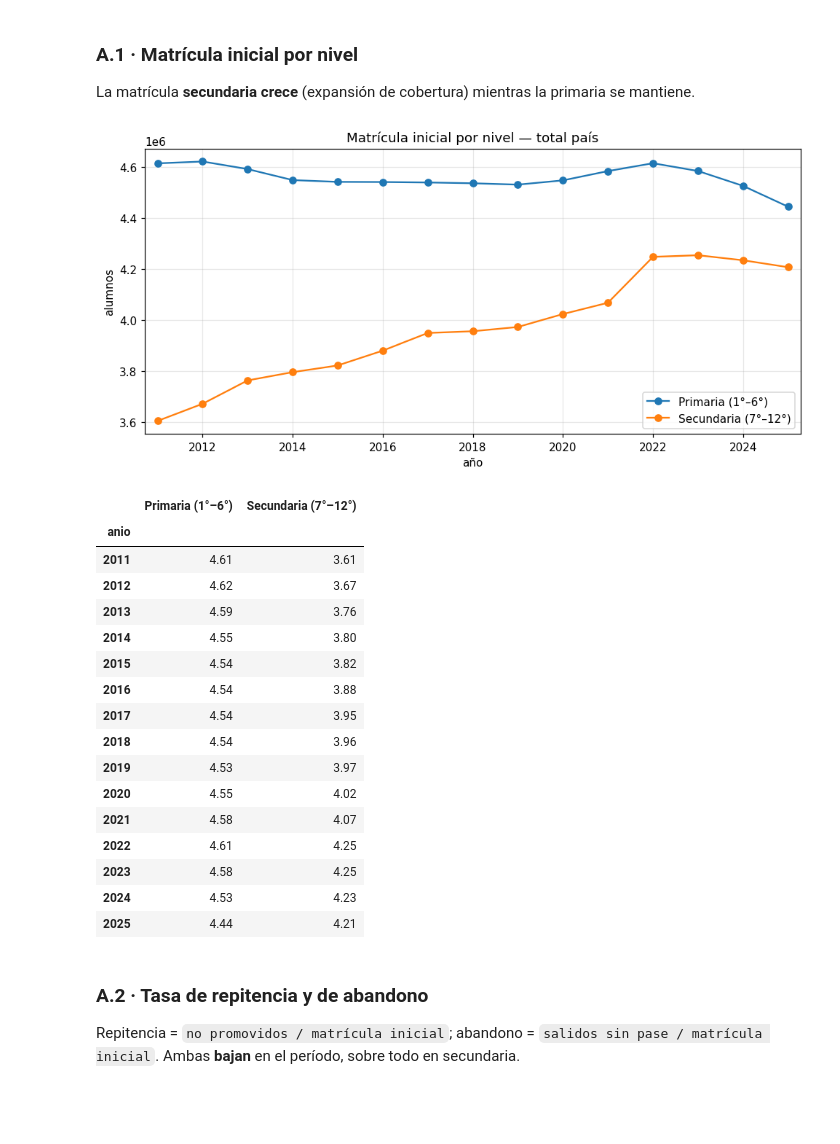
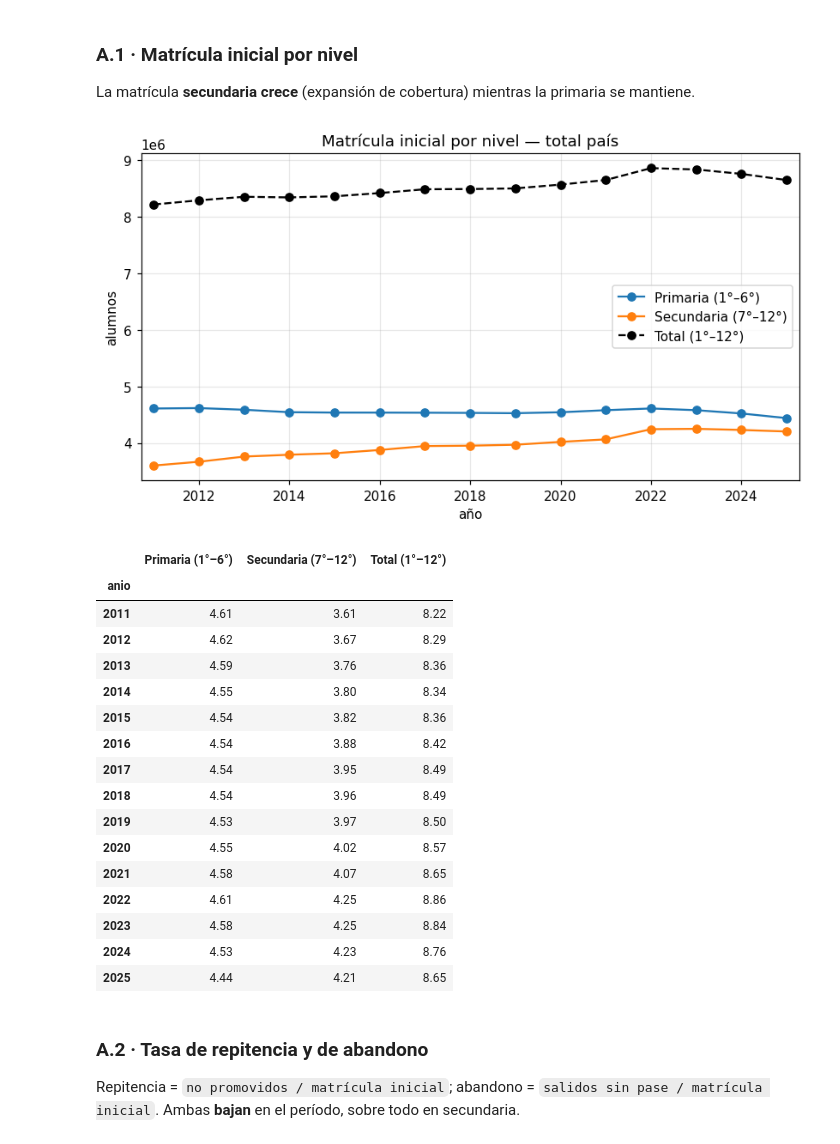
Before and after one commit to santiagoriverti/analisis_pruebas_aprender, a Jupyter notebook: 01_analisis.ipynb, the cells around one changed output. Cells and saved outputs as stored; diff of their text form; code cells hidden in the pictures; blank space fills up the shorter version.

```diff
--- a/01_analisis.ipynb
+++ b/01_analisis.ipynb
@@ -41,6 +41,15 @@ else:
 assert os.path.isdir(os.path.join(OUT, 'aprender_long')), (
     f'No encuentro el dataset en {OUT}. Corré primero 00_consolidacion.ipynb.')
 plt.rcParams['figure.dpi'] = 110
+
+# Carpeta donde se guardan los gráficos en alta resolución (300 dpi) para descargar al final
+GRAF = os.path.abspath('graficos_trayectorias'); os.makedirs(GRAF, exist_ok=True)
+_figs = []  # registro de gráficos generados
+def guardar(fig, nombre):
+    ruta = os.path.join(GRAF, nombre + '.png')
+    fig.savefig(ruta, dpi=300, bbox_inches='tight')
+    _figs.append(nombre); return fig
 print('Datos consolidados en:', OUT)
+print('Los gráficos (300 dpi) se guardarán en:', GRAF)
 # %% [output]
 Datos consolidados en: C:\Users\sriverti\Desktop\INECO\Repositorios\analisis_pruebas_aprender\datos_consolidados
@@ -53,8 +63,8 @@ def cargar_ra(base):
 def cargar_aprender(anio, cols=None):
     return pd.read_parquet(os.path.join(OUT, 'aprender_long', f'anio={anio}'), columns=cols)
 
-# --- RA: sumar columnas por año de estudio (rangos: primaria 1-6, secundaria 7-12) ---
-PRIM, SEC = range(1, 7), range(7, 13)
+# --- RA: sumar columnas por año de estudio (rangos: primaria 1-6, secundaria 7-12, total 1-12) ---
+PRIM, SEC, TOTAL = range(1, 7), range(7, 13), range(1, 13)
 def suma_anios(df, prefijo, anios_estudio):
     cols = [f'{prefijo}_{i}' for i in anios_estudio if f'{prefijo}_{i}' in df.columns]
     return df.groupby('anio')[cols].sum().sum(axis=1)
@@ -134,30 +144,33 @@ La matrícula **secundaria crece** (expansión de cobertura) mientras la primari
 # %%
 tr = cargar_ra('trayectoria')
 mat = pd.DataFrame({'Primaria (1°–6°)': suma_anios(tr, 'inicial', PRIM),
-                    'Secundaria (7°–12°)': suma_anios(tr, 'inicial', SEC)})
-ax = mat.plot(marker='o', figsize=(9,4.5), title='Matrícula inicial por nivel — total país')
+                    'Secundaria (7°–12°)': suma_anios(tr, 'inicial', SEC),
+                    'Total (1°–12°)': suma_anios(tr, 'inicial', TOTAL)})
+fig, ax = plt.subplots(figsize=(9,4.5))
+mat.plot(marker='o', ax=ax, title='Matrícula inicial por nivel — total país',
+         style={'Total (1°–12°)': 'k--o'})
 ax.set_xlabel('año'); ax.set_ylabel('alumnos'); ax.grid(alpha=.3); ax.margins(x=.02)
-plt.tight_layout(); plt.show()
+guardar(fig, 'A1_matricula_por_nivel'); plt.show()
 (mat/1e6).round(2)
 # %% [output]
-[figure, old version]
+[figure, new version]
-|  | Primaria (1°–6°) | Secundaria (7°–12°) |
-| anio |  |  |
-| 2011 | 4.61 | 3.61 |
-| 2012 | 4.62 | 3.67 |
-| 2013 | 4.59 | 3.76 |
-| 2014 | 4.55 | 3.80 |
-| 2015 | 4.54 | 3.82 |
-| 2016 | 4.54 | 3.88 |
-| 2017 | 4.54 | 3.95 |
-| 2018 | 4.54 | 3.96 |
-| 2019 | 4.53 | 3.97 |
-| 2020 | 4.55 | 4.02 |
-| 2021 | 4.58 | 4.07 |
-| 2022 | 4.61 | 4.25 |
-| 2023 | 4.58 | 4.25 |
-| 2024 | 4.53 | 4.23 |
-| 2025 | 4.44 | 4.21 |
+|  | Primaria (1°–6°) | Secundaria (7°–12°) | Total (1°–12°) |
+| anio |  |  |  |
+| 2011 | 4.61 | 3.61 | 8.22 |
+| 2012 | 4.62 | 3.67 | 8.29 |
+| 2013 | 4.59 | 3.76 | 8.36 |
+| 2014 | 4.55 | 3.80 | 8.34 |
+| 2015 | 4.54 | 3.82 | 8.36 |
+| 2016 | 4.54 | 3.88 | 8.42 |
+| 2017 | 4.54 | 3.95 | 8.49 |
+| 2018 | 4.54 | 3.96 | 8.49 |
+| 2019 | 4.53 | 3.97 | 8.50 |
+| 2020 | 4.55 | 4.02 | 8.57 |
+| 2021 | 4.58 | 4.07 | 8.65 |
+| 2022 | 4.61 | 4.25 | 8.86 |
+| 2023 | 4.58 | 4.25 | 8.84 |
+| 2024 | 4.53 | 4.23 | 8.76 |
+| 2025 | 4.44 | 4.21 | 8.65 |
 # %% [markdown]
 ### A.2 · Tasa de repitencia y de abandono
 Repitencia = `no promovidos / matrícula inicial`; abandono = `salidos sin pase / matrícula inicial`.
```
Also changed, not shown: parts of 8 cells of this notebook, 4 other files.
